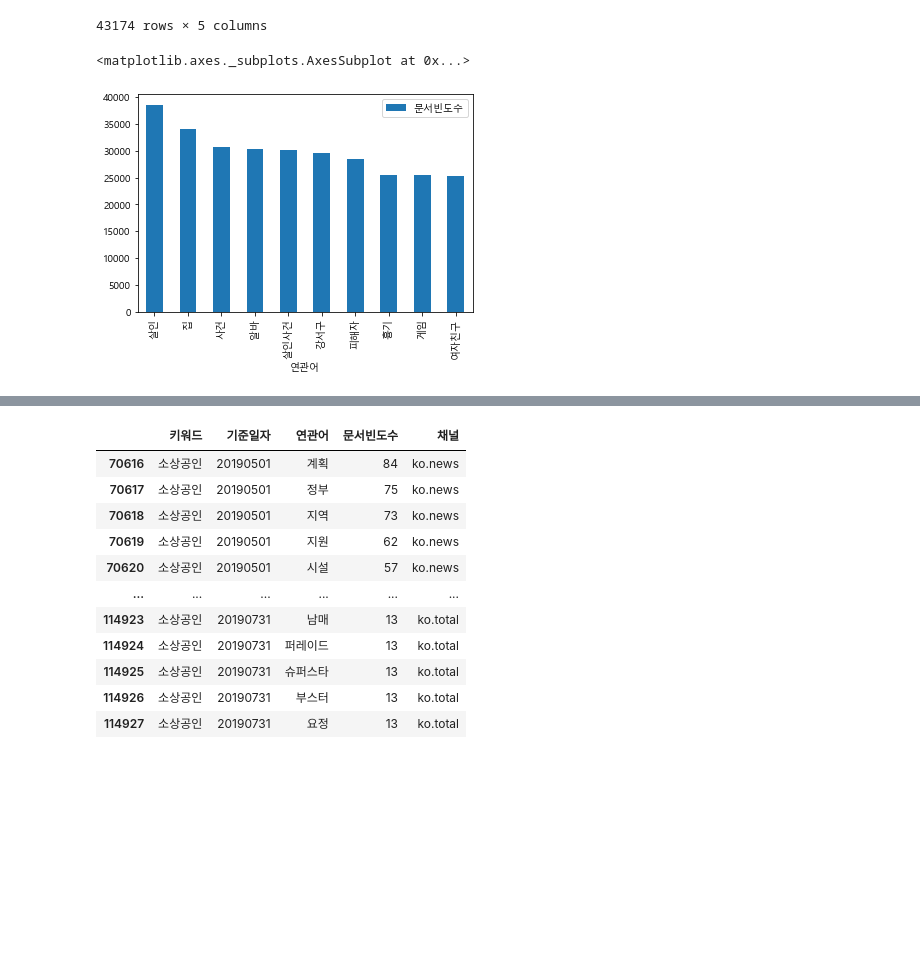
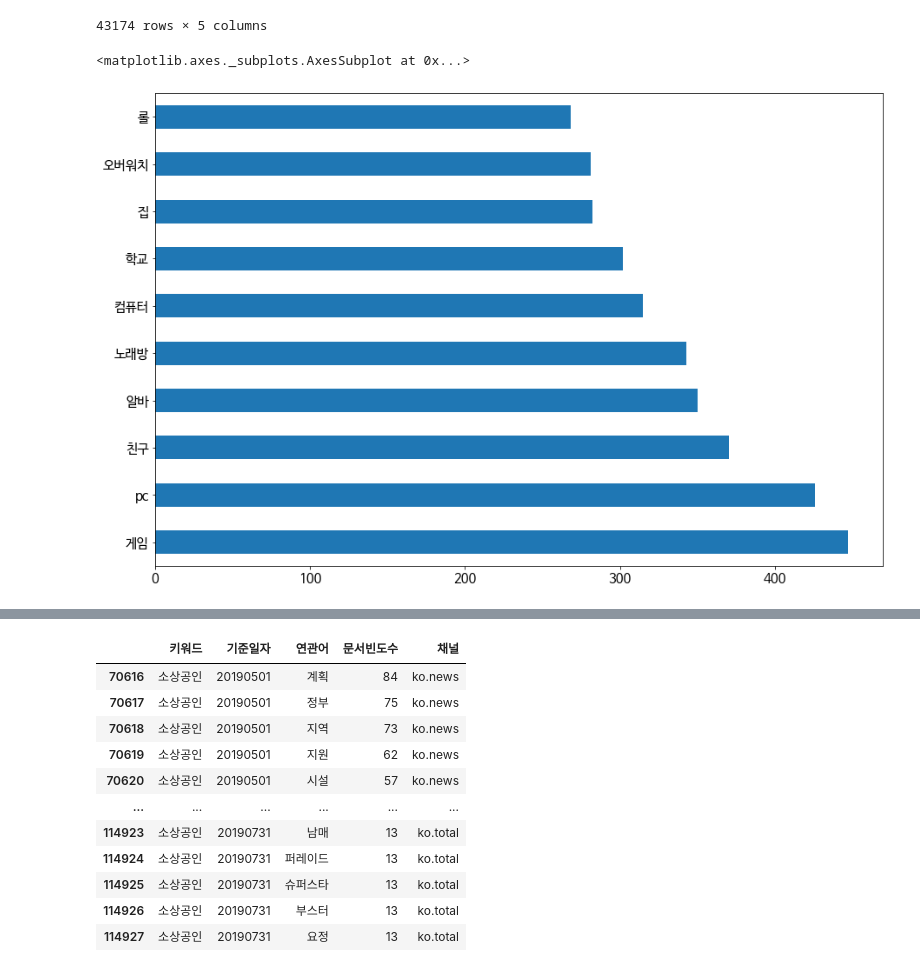
Before and after one commit to heewonp/BC_Card, a Jupyter notebook: 주식데이터,키워드분석/키워드.ipynb, the cells around one changed output, grey strips where cells are left out. Cells and saved outputs as stored; diff of their text form; code cells hidden in the pictures; blank space fills up the shorter version.

```diff
--- a/주식데이터,키워드분석/키워드.ipynb
+++ b/주식데이터,키워드분석/키워드.ipynb
@@ -266,6 +367,6 @@ mask_19.plot.bar()
 # %%
-pc_room = words_2019[words_2019.키워드 == '피시방']
-pc_room
+pc_room19 = words_2019[words_2019.키워드 == '피시방']
+pc_room19
 # %% [output]
 |  | 키워드 | 기준일자 | 연관어 | 문서빈도수 | 채널 |
 | 114928 | 피시방 | 20190501 | 청원 | 30 | ko.news |
@@ -280,6 +381,14 @@ pc_room
 | 158100 | 피시방 | 20190731 | 치킨 | 20 | ko.total |
 | 158101 | 피시방 | 20190731 | 셀피 | 20 | ko.total |
 43174 rows × 5 columns
+# %%
+# pc방 관련 연관어 갯수 top 10
+pcroom19_top10 = pc_room19.연관어.value_counts()[:10]
+# %%
+pcroom19_top10.plot(kind='barh',figsize=(15,10),fontsize=15)
+# %% [output]
+<matplotlib.axes._subplots.AxesSubplot at 0x...>
+[figure, added]
 # %%
 # 피시방 관련 상위 10개 문서 빈도수
 pc_room = pc_room.groupby('연관어').sum().sort_values(by="문서빈도수", ascending=False)[:10]
@@ -287,5 +395,0 @@ pc_room.drop('기준일자',axis=1,inplace=True)
-# %%
-pc_room.plot.bar()
-# %% [output]
-<matplotlib.axes._subplots.AxesSubplot at 0x...>
-[figure, removed]
```
Also changed, not shown: parts of 53 cells of this notebook.
